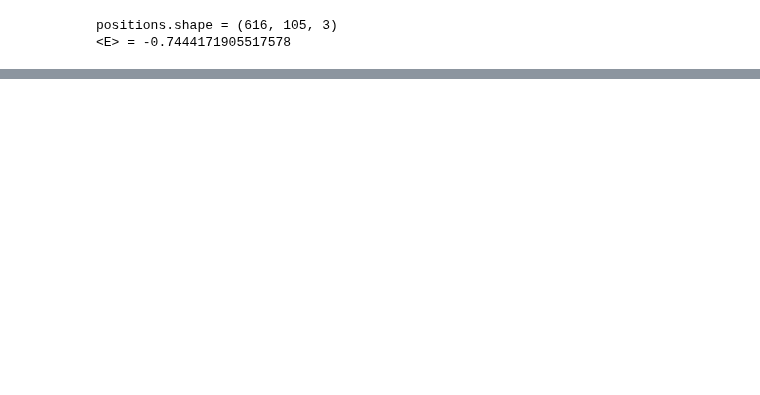
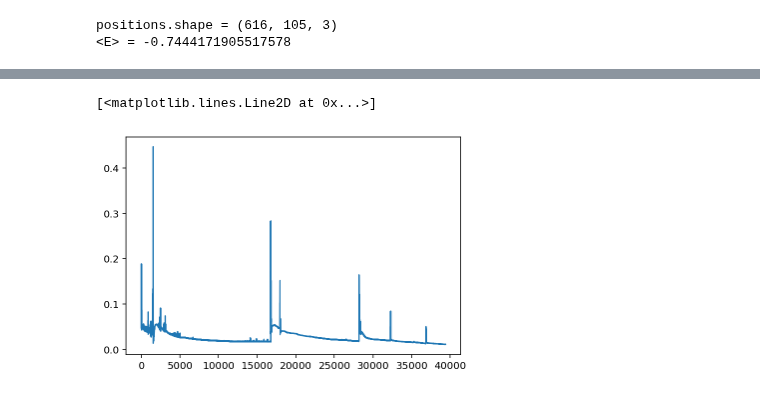
Before and after one commit to HSE-LAMBDA/ai4material_design, a Jupyter notebook: SetTransformer.ipynb, the cells around one changed output, grey strips where cells are left out. Saved outputs shown, nothing was run; the diff lists cells and outputs as text; code cells hidden in the pictures; blank space fills up the shorter version.

```diff
--- a/SetTransformer.ipynb
+++ b/SetTransformer.ipynb
@@ -170,3 +219,9 @@ plt.plot(losses)
+# %%
+plt.plot(losses_f)
+# plt.ylim(0, 2)
+# %% [output]
+[<matplotlib.lines.Line2D at 0x...>]
+[figure, added]
 # %%
 preds_np = preds.cpu().detach().numpy()
 # %%
```
Also changed, not shown: parts of 18 cells of this notebook.
